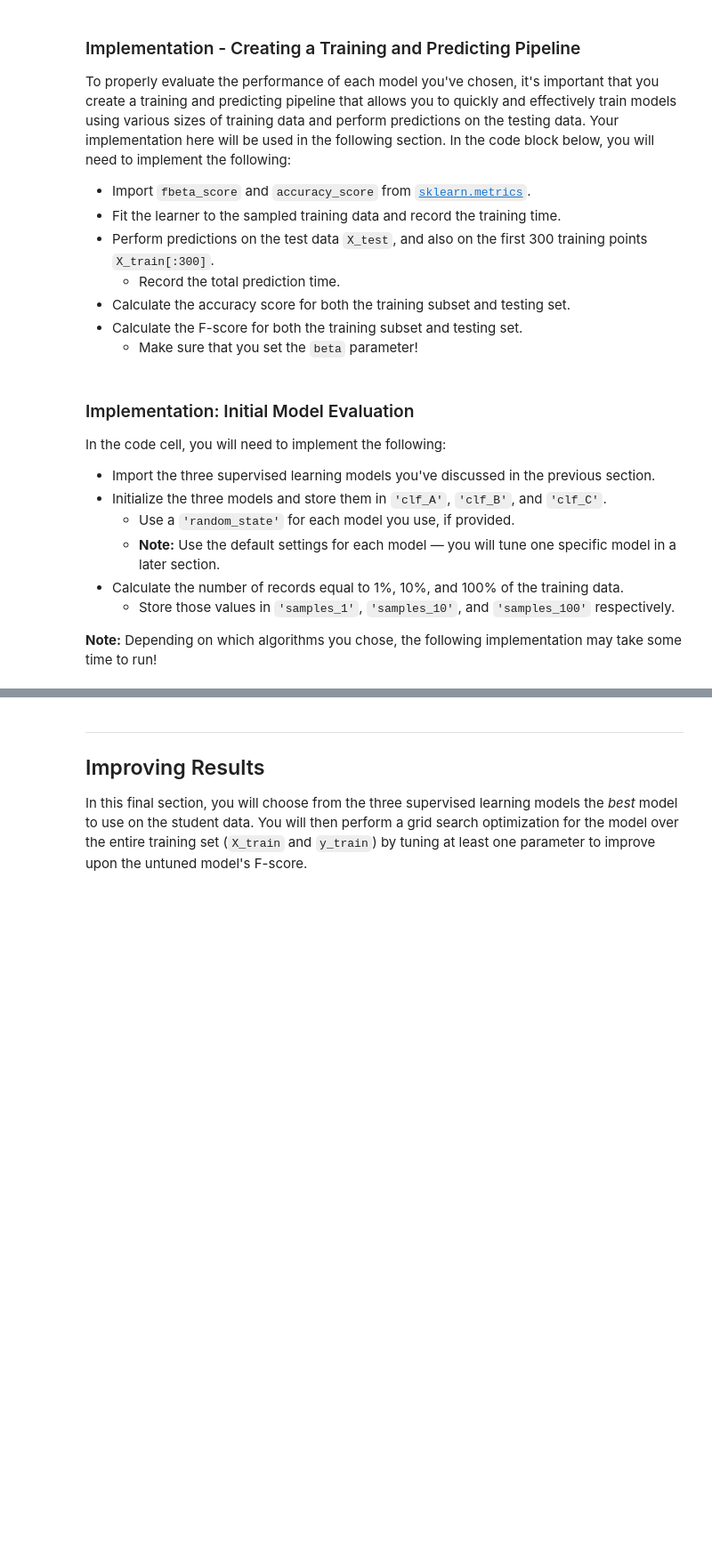
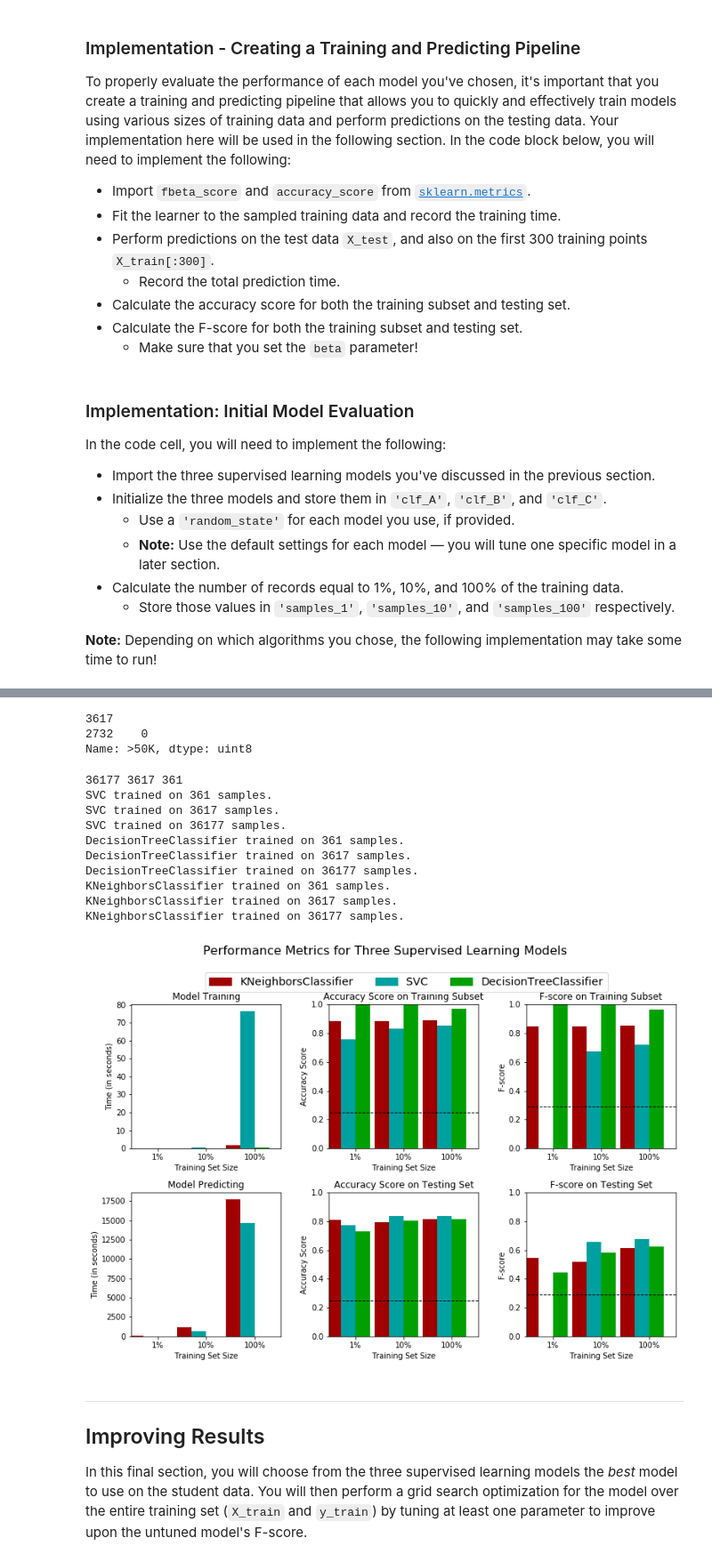
Before and after one commit to pzhang2/finding_donors_MLND, a Jupyter notebook: finding_donors.ipynb, the cells around one changed output, grey strips where cells are left out. Shown at 89% size. Saved outputs shown, nothing was run; the diff lists cells and outputs as text; code cells hidden in the pictures; blank space fills up the shorter version.

```diff
--- a/finding_donors.ipynb
+++ b/finding_donors.ipynb
@@ -223,3 +297,6 @@ For classification problems that are skewed in their classification distribution
 
 * When we have a model that always predicts '1' (i.e. the individual makes more than 50k) then our model will have no True Negatives(TN) or False Negatives(FN) as we are not making any negative('0' value) predictions. Therefore our Accuracy in this case becomes the same as our Precision(True Positives/(True Positives + False Positives)) as every prediction that we have made with value '1' that should have '0' becomes a False Positive; therefore our denominator in this case is the total number of records we have in total.
 * Our Recall score(True Positives/(True Positives + False Negatives)) in this setting becomes 1 as we have no False Negatives.
+# %%
+income_temp = pd.get_dummies(income_raw)
+print income_temp.head(15)
@@ -280,6 +412,10 @@ In the code block below, you will need to implement the following:
    - Make sure that you set the `beta` parameter!
 # %%
 # TODO: Import two metrics from sklearn - fbeta_score and accuracy_score
+
+from sklearn.metrics import fbeta_score
+from sklearn.metrics import accuracy_score
+
 
 def train_predict(learner, sample_size, X_train, y_train, X_test, y_test):
     '''
@@ -296,33 +432,33 @@ def train_predict(learner, sample_size, X_train, y_train, X_test, y_test):
 
     # TODO: Fit the learner to the training data using slicing with 'sample_size' using .fit(training_features[:], training_labels[:])
     start = time() # Get start time
-    learner = None
+    learner = learner.fit(X_train[:sample_size], y_train[:sample_size])
     end = time() # Get end time
 
     # TODO: Calculate the training time
-    results['train_time'] = None
+    results['train_time'] = end - start
 
     # TODO: Get the predictions on the test set(X_test),
     #       then get predictions on the first 300 training samples(X_train) using .predict()
     start = time() # Get start time
-    predictions_test = None
-    predictions_train = None
+    predictions_test = learner.predict(X_test[:sample_size])
+    predictions_train = learner.predict(X_train[:300])
     end = time() # Get end time
 
     # TODO: Calculate the total prediction time
-    results['pred_time'] = None
+    results['pred_time'] = int(round((end - start) * 1000))
 
     # TODO: Compute accuracy on the first 300 training samples which is y_train[:300]
-    results['acc_train'] = None
+    results['acc_train'] = accuracy_score(y_train[:300], predictions_train)
 
     # TODO: Compute accuracy on test set using accuracy_score()
-    results['acc_test'] = None
+    results['acc_test'] = accuracy_score(y_test[:sample_size], predictions_test)
 
     # TODO: Compute F-score on the the first 300 training samples using fbeta_score()
-    results['f_train'] = None
+    results['f_train'] = fbeta_score(y_train[:300], predictions_train,average='binary', beta=0.5)
 
     # TODO: Compute F-score on the test set which is y_test
-    results['f_test'] = None
+    results['f_test'] = fbeta_score(y_test[:sample_size], predictions_test, average='binary', beta=0.5)
 
     # Success
     print "{} trained on {} samples.".format(learner.__class__.__name__, sample_size)
@@ -343,30 +500,54 @@ In the code cell, you will need to implement the following:
+# %%
+print int(0.1 * y_train.shape[0])
+print y_train[36176:36177]
+# %% [output]
+3617
+2732    0
+Name: >50K, dtype: uint8
 # %%
 # TODO: Import the three supervised learning models from sklearn
+from sklearn.neighbors import KNeighborsClassifier
+from sklearn import tree
+from sklearn import svm
 
 # TODO: Initialize the three models
-clf_A = None
-clf_B = None
-clf_C = None
+clf_C = KNeighborsClassifier(n_neighbors=2)
+clf_B = tree.DecisionTreeClassifier()
+clf_A = svm.SVC()
 
 # TODO: Calculate the number of samples for 1%, 10%, and 100% of the training data
 # HINT: samples_100 is the entire training set i.e. len(y_train)
 # HINT: samples_10 is 10% of samples_100
 # HINT: samples_1 is 1% of samples_100
-samples_100 = None
-samples_10 = None
-samples_1 = None
+samples_100 = X_train.shape[0]
+samples_10 = int(0.1 * X_train.shape[0])
+samples_1 = int(0.01 * X_train.shape[0])
+
+print samples_100,samples_10,samples_1
 
 # Collect results on the learners
 results = {}
 for clf in [clf_A, clf_B, clf_C]:
     clf_name = clf.__class__.__name__
     results[clf_name] = {}
     for i, samples in enumerate([samples_1, samples_10, samples_100]):
         results[clf_name][i] = \
         train_predict(clf, samples, X_train, y_train, X_test, y_test)
 
 # Run metrics visualization for the three supervised learning models chosen
 vs.evaluate(results, accuracy, fscore)
+# %% [output]
+36177 3617 361
+SVC trained on 361 samples.
+SVC trained on 3617 samples.
+SVC trained on 36177 samples.
+DecisionTreeClassifier trained on 361 samples.
+DecisionTreeClassifier trained on 3617 samples.
+DecisionTreeClassifier trained on 36177 samples.
+KNeighborsClassifier trained on 361 samples.
+KNeighborsClassifier trained on 3617 samples.
+KNeighborsClassifier trained on 36177 samples.
+[figure, added]
 # %% [markdown]
 ----
 ## Improving Results
```
Also changed, not shown: parts of 28 cells of this notebook, 2 other files.
